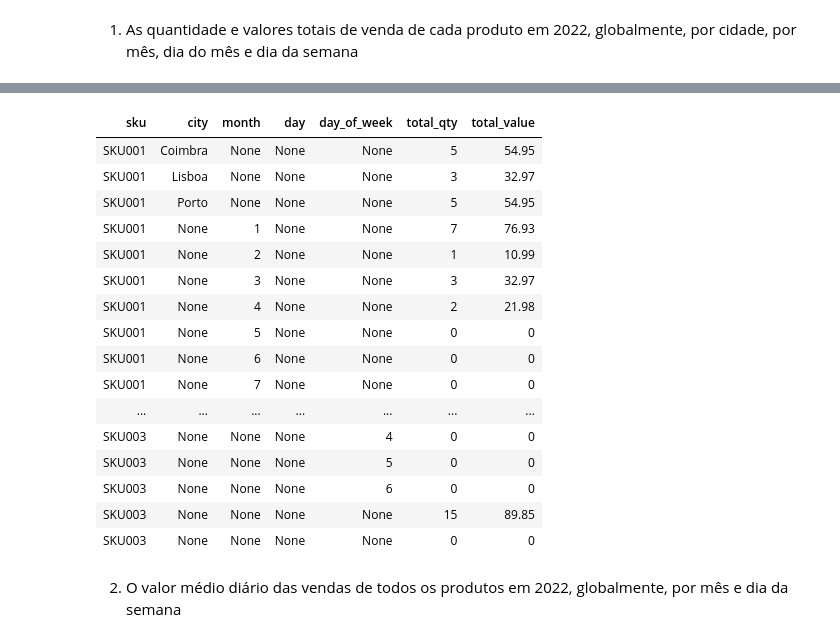
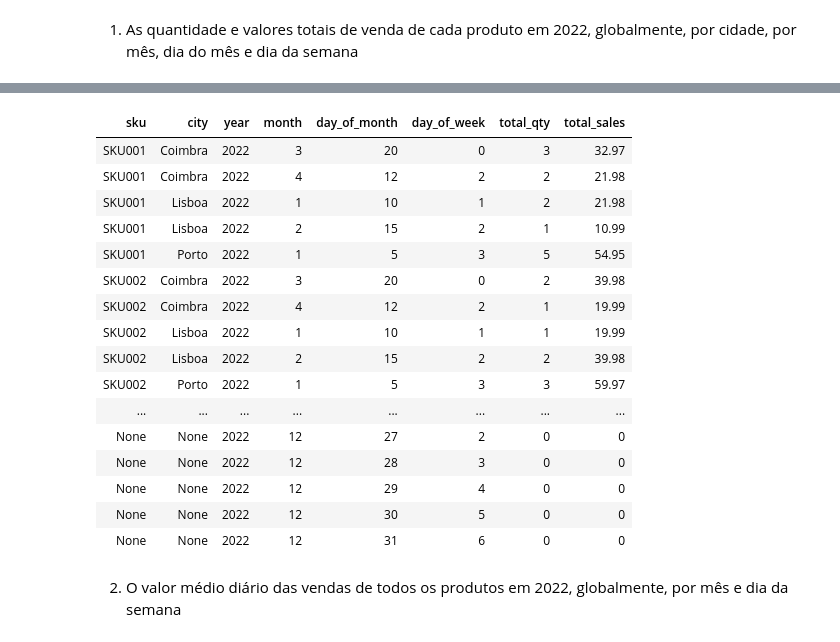
Before and after one commit to MateuSpencer/BD_Projeto_22-23, a Jupyter notebook: Entrega_3/E3-report.ipynb, the cells around one changed output, grey strips where cells are left out. Cells and saved outputs as stored; diff of their text form; code cells hidden in the pictures.

```diff
--- a/Entrega_3/E3-report.ipynb
+++ b/Entrega_3/E3-report.ipynb
@@ -467,53 +479,22 @@ Usando a vista desenvolvida para a Questão 3, escreva duas consultas SQL que pe
 1. As quantidade e valores totais de venda de cada produto em 2022, globalmente, por cidade, por mês, dia do mês e dia da semana
 # %%
 %%sql
-SELECT p.SKU, ps.city, ps.month, ps.day_of_month, ps.day_of_week,
-       SUM(ps.qty) AS total_qty, SUM(ps.total_price) AS total_value
-FROM product_sales ps
-JOIN product p ON ps.SKU = p.SKU
-WHERE ps.year = 2022
-GROUP BY GROUPING SETS ((p.SKU, ps.city, ps.month), (p.SKU, ps.city, ps.day_of_month), (p.SKU, ps.city, ps.day_of_week))
-ORDER BY p.SKU, ps.city, ps.month, ps.day_of_month, ps.day_of_week;
-
-
--- SELECT ...
-SELECT p.SKU, ps.city, ps.month, ps.day_of_month, ps.day_of_week,
-       SUM(ps.qty) AS total_qty, SUM(ps.total_price) AS total_value
-FROM product_sales ps
-JOIN product p ON ps.SKU = p.SKU
-WHERE ps.year = 2022
-GROUP BY p.SKU ,ROLLUP (ps.city, ps.month, ps.day_of_month, ps.day_of_week)
-ORDER BY p.SKU, ps.city, ps.month, ps.day_of_month, ps.day_of_week;
-
-SELECT p.SKU, ps. city, ps.month, ps. day_of_month, ps. day_of_week,
-SUM(ps.qty) AS total_qty, SUM(ps.total_price) AS total_value
-FROM product_sales ps
-JOIN product p ON ps. SKU = p. SKU
-WHERE ps.year = 2022
-GROUP BY GROUPING SETS ( (p. SKU),
-(p. SKU, ps. city),
-(P.SKU, ps. month), (p.SKU, ps. day_of_month),
-(p. SKU, ps .day_of_week))
-ORDER BY p. SKU, ps.city, ps.month, ps. day_of_month, ps.day_of_week;
-
-SELECT p.SKU, ps.city, months.month, days.day, dow.day_of_week,
-       COALESCE(SUM(ps.qty), 0) AS total_qty, COALESCE(SUM(ps.total_price), 0) AS total_value
-FROM product p
-CROSS JOIN (
-  SELECT generate_series(1, 12) AS month
-) months
-CROSS JOIN (
-  SELECT generate_series(1, 31) AS day
-) days
-CROSS JOIN (
-  SELECT generate_series(0, 6) AS day_of_week
-) dow
-LEFT JOIN product_sales ps ON p.SKU = ps.SKU
-                           AND ps.year = 2022
-                           AND ps.month = months.month
-                           AND ps.day_of_month = days.day
-                           AND ps.day_of_week = dow.day_of_week
-GROUP BY GROUPING SETS ((p.SKU), (p.SKU, ps.city), (p.SKU,months.month), (p.SKU,days.day), (p.SKU,dow.day_of_week))
-ORDER BY p.SKU, ps.city, months.month, days.day, dow.day_of_week;
+SELECT
+    SKU,
+    city,
+    year,
+    month,
+    day_of_month,
+    day_of_week,
+    COALESCE(SUM(qty),0) AS total_qty,
+    COALESCE(SUM(total_price),0) AS total_sales
+FROM
+    product_sales
+WHERE
+    year = 2022
+GROUP BY
+    SKU, year, month, day_of_month, day_of_week, city
+ORDER BY
+    SKU, city, year, month, day_of_month, day_of_week;
 # %% [output]
 *  postgresql://db:***@postgres/db
@@ -524,20 +502,20 @@ ORDER BY p.SKU, ps.city, months.month, days.day, dow.day_of_week;
-| sku | city | month | day | day_of_week | total_qty | total_value |
-| SKU001 | Coimbra | None | None | None | 5 | 54.95 |
-| SKU001 | Lisboa | None | None | None | 3 | 32.97 |
-| SKU001 | Porto | None | None | None | 5 | 54.95 |
-| SKU001 | None | 1 | None | None | 7 | 76.93 |
-| SKU001 | None | 2 | None | None | 1 | 10.99 |
-| SKU001 | None | 3 | None | None | 3 | 32.97 |
-| SKU001 | None | 4 | None | None | 2 | 21.98 |
-| SKU001 | None | 5 | None | None | 0 | 0 |
-| SKU001 | None | 6 | None | None | 0 | 0 |
-| SKU001 | None | 7 | None | None | 0 | 0 |
-| ... | ... | ... | ... | ... | ... | ... |
-| SKU003 | None | None | None | 4 | 0 | 0 |
-| SKU003 | None | None | None | 5 | 0 | 0 |
-| SKU003 | None | None | None | 6 | 0 | 0 |
-| SKU003 | None | None | None | None | 15 | 89.85 |
-| SKU003 | None | None | None | None | 0 | 0 |
+| sku | city | year | month | day_of_month | day_of_week | total_qty | total_sales |
+| SKU001 | Coimbra | 2022 | 3 | 20 | 0 | 3 | 32.97 |
+| SKU001 | Coimbra | 2022 | 4 | 12 | 2 | 2 | 21.98 |
+| SKU001 | Lisboa | 2022 | 1 | 10 | 1 | 2 | 21.98 |
+| SKU001 | Lisboa | 2022 | 2 | 15 | 2 | 1 | 10.99 |
+| SKU001 | Porto | 2022 | 1 | 5 | 3 | 5 | 54.95 |
+| SKU002 | Coimbra | 2022 | 3 | 20 | 0 | 2 | 39.98 |
+| SKU002 | Coimbra | 2022 | 4 | 12 | 2 | 1 | 19.99 |
+| SKU002 | Lisboa | 2022 | 1 | 10 | 1 | 1 | 19.99 |
+| SKU002 | Lisboa | 2022 | 2 | 15 | 2 | 2 | 39.98 |
+| SKU002 | Porto | 2022 | 1 | 5 | 3 | 3 | 59.97 |
+| ... | ... | ... | ... | ... | ... | ... | ... |
+| None | None | 2022 | 12 | 27 | 2 | 0 | 0 |
+| None | None | 2022 | 12 | 28 | 3 | 0 | 0 |
+| None | None | 2022 | 12 | 29 | 4 | 0 | 0 |
+| None | None | 2022 | 12 | 30 | 5 | 0 | 0 |
+| None | None | 2022 | 12 | 31 | 6 | 0 | 0 |
 # %% [markdown]
 2. O valor médio diário das vendas de todos os produtos em 2022, globalmente, por mês e dia da semana
 # %%
```
Also changed, not shown: parts of 5 cells of this notebook.
